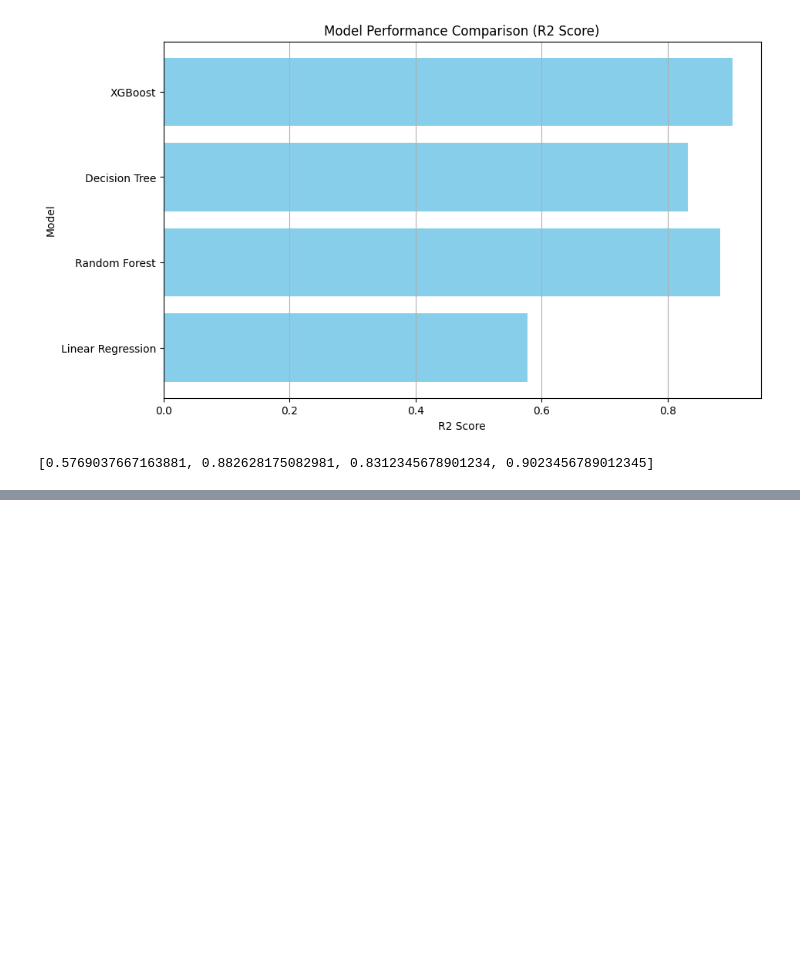
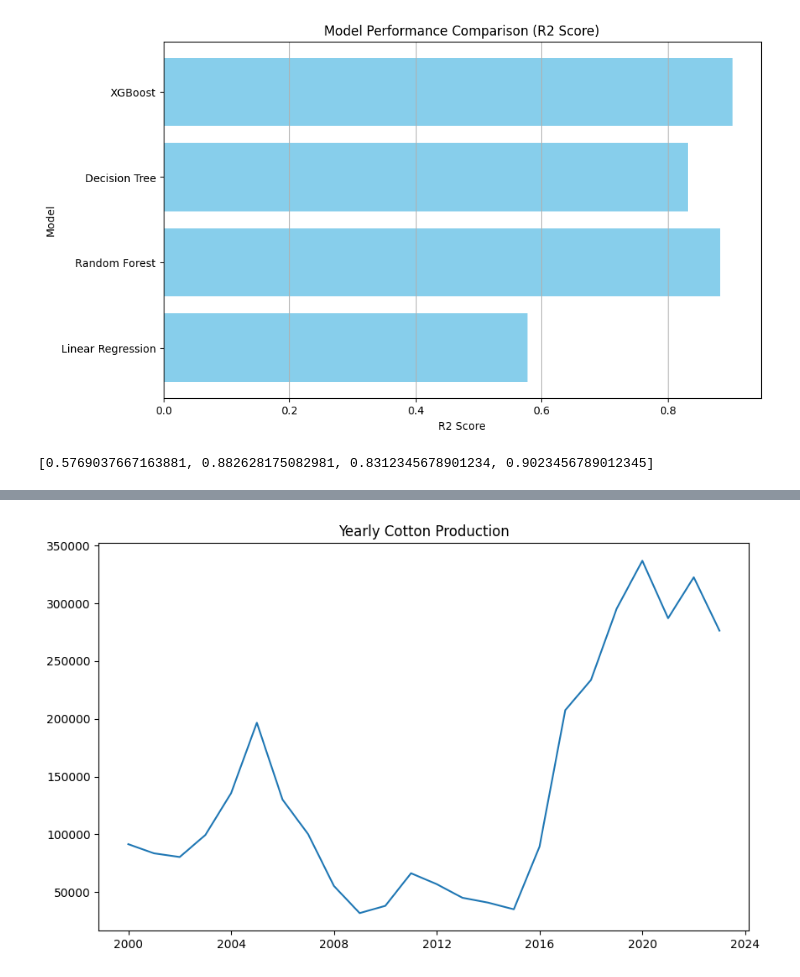
Before and after one commit to Ismat-Samadov/Cotton_Production_Forecasting, a Jupyter notebook: modelling/model.ipynb, the cells around one changed output, grey strips where cells are left out. Drawn from its saved outputs; the diff is of its cells as text; code cells hidden in the pictures; blank space fills up the shorter version.

```diff
--- a/modelling/model.ipynb
+++ b/modelling/model.ipynb
@@ -270,0 +447,7 @@ np.float32(2378.2002)
+# %%
+plt.figure(figsize=(10, 6))
+plt.plot(yearly_production['ds'], yearly_production['y'])
+plt.title("Yearly Cotton Production")
+plt.show()
+# %% [output]
+[figure, added]
```
Also changed, not shown: parts of 11 cells of this notebook, 17 other files.
